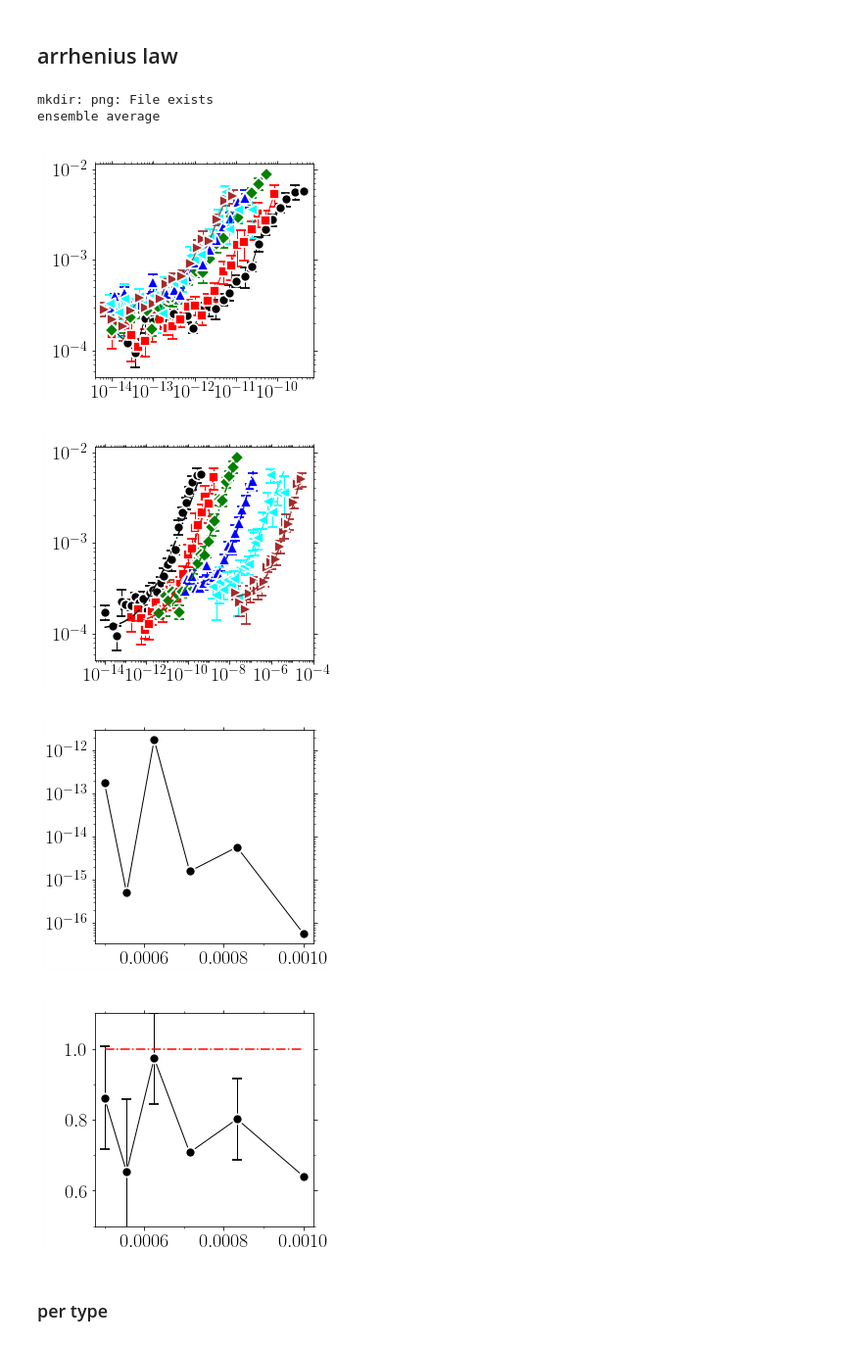
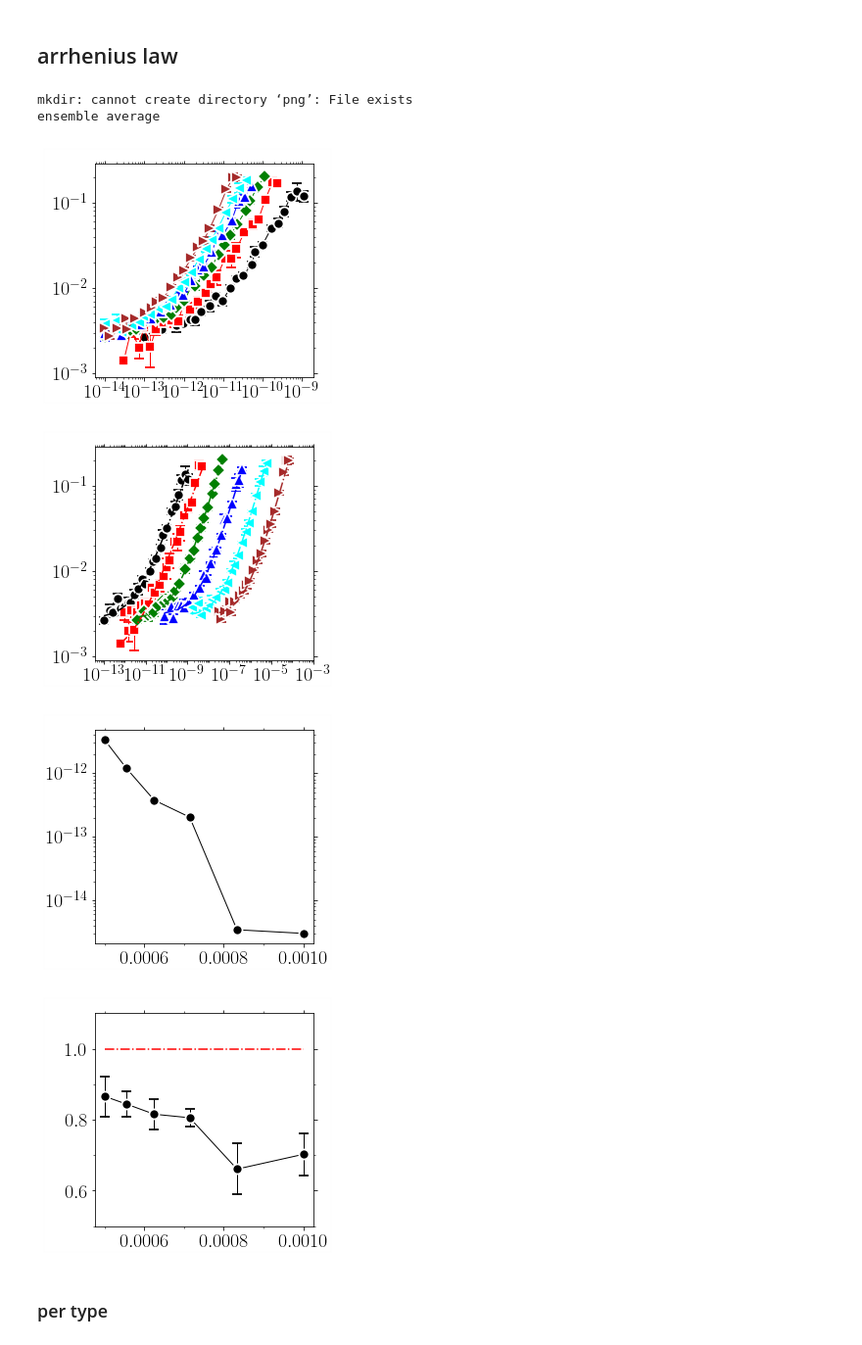
Before and after one commit to kkarimi62/vacancyDiffusion, a Jupyter notebook: postproc/postproc.ipynb, the cells around one changed output. Shown at 98% size. Drawn from its saved outputs; the diff is of its cells as text; code cells hidden in the pictures.

```diff
--- a/postproc/postproc.ipynb
+++ b/postproc/postproc.ipynb
@@ -1063,8 +1063,8 @@ if not eval(confParser['flags']['RemoteMachine']):
                      )
     #
     #--- parse data
-    temp.Parse( list(map(lambda x:'CantorNatom16KTemp%sKEnsemble8/Run%s/msd/msd.txt'%(x[0],x[1]),
-#    temp.Parse( list(map(lambda x:'NiCoCrNatom1KTemp%sK/Run%s/msd/msd.txt'%(x[0],x[1]),
+#    temp.Parse( list(map(lambda x:'CantorNatom16KTemp%sKEnsemble8/Run%s/msd/msd.txt'%(x[0],x[1]),
+    temp.Parse( list(map(lambda x:'NiCoCrNatom1KTemp%sK/Run%s/msd/msd.txt'%(x[0],x[1]),
 #    temp.Parse( list(map(lambda x:'NiNatom16KTemp%sK/Run%s/msd/msd.txt'%(x[0],x[1]),
                          temp.temps_runs ))
               )
@@ -1112,38 +1112,38 @@ if not eval(confParser['flags']['RemoteMachine']):
 #                   'xlim':(4e-13,8e-4),
 #                   'ylim':(1e-4,1e-1),
 #                     'xstr':r'$t\mathrm{(s)}$',
 #                   'ystr':r'msd(A$^2$)',
                         'ndecade_x':2,
                     'bbox_to_anchor':(-0.05,0.23,0.5,0.5),
                    'title':'png/msd_temp_nicocr_fit.png'},
             )
 
     temp.PlotDiff(**{
                   'yscale':'log',
 #                   'xlim':(1e-12,1e-3),
 #                   'ylim':(1e-4,1e-1),
 #                   xstr=r'$1/T(K^{-1})$',
 #                   ystr=r'$D(m^2/s)$',
                     'title':'png/D_temp_cantor.png',
                     }
                 )
 
     temp.PlotExponent(**{
 #                  'yscale':'log',
 #                   'xlim':(1e-10,1e-3),
                    'ylim':(.5,1.1),
 #                   xstr=r'$1/T(K^{-1})$',
 #                   ystr=r'$D(m^2/s)$',
                     'title':'png/alpha_temp_nicocr.png',
                     }
                 )
 # %% [output]
-mkdir: png: File exists
+mkdir: cannot create directory ‘png’: File exists
 ensemble average
-[figure, old version]
+[figure, new version]
-[figure, old version]
+[figure, new version]
-[figure, old version]
+[figure, new version]
-[figure, old version]
+[figure, new version]
 # %% [markdown]
 ### per type
 # %%
```
Also changed, not shown: parts of 2 cells of this notebook.
